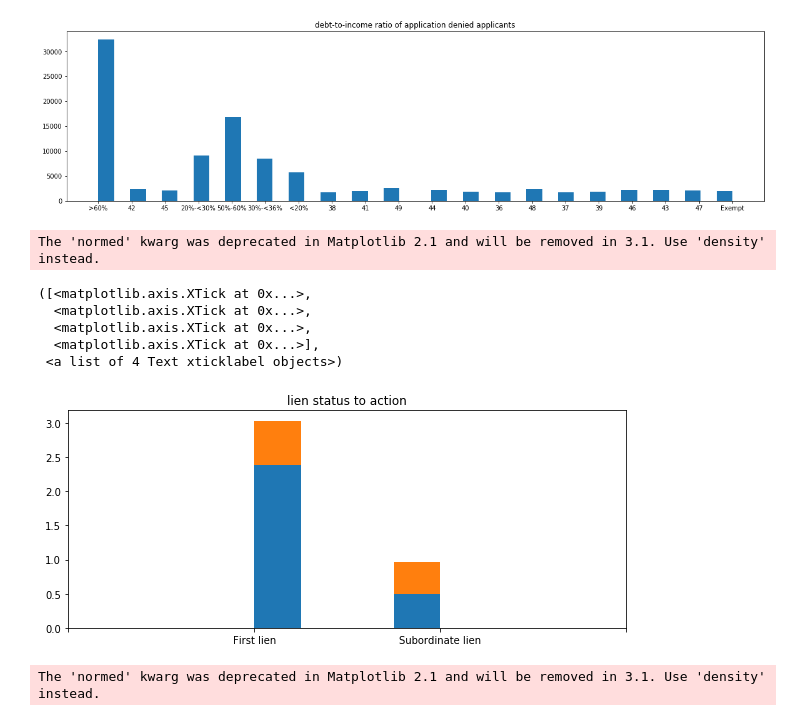
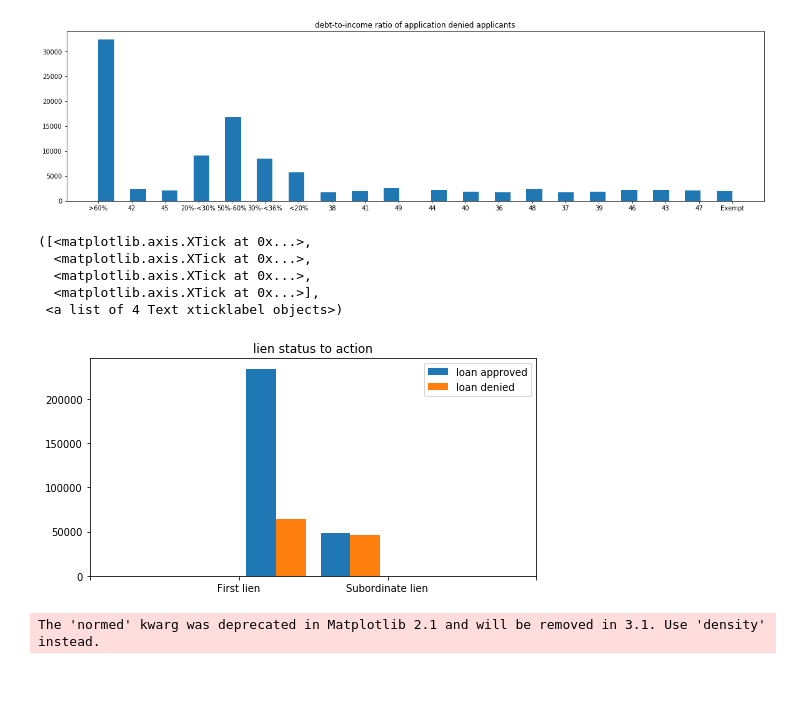
Before and after one commit to OracyC/Capstone-HMDA, a Jupyter notebook: EDA_HMDA.ipynb, the cells around one changed output. Drawn from its saved outputs; the diff is of its cells as text; code cells hidden in the pictures; blank space fills up the shorter version.

```diff
--- a/EDA_HMDA.ipynb
+++ b/EDA_HMDA.ipynb
@@ -227,18 +288,18 @@ plt.title('debt-to-income ratio of application denied applicants')
 Text(0.5, 1.0, 'debt-to-income ratio of application denied applicants')
 [figure]
 # %%
-fig, ax = plt.subplots(figsize=(10, 4))
-plt.hist([loan_originated['lien_status'],application_denied['lien_status']],bins=4, normed=True, histtype='bar', stacked=True);
+fig, ax = plt.subplots(figsize=(8, 4))
+plt.hist([loan_originated['lien_status'],application_denied['lien_status']],bins=2, label=['loan approved', 'loan denied'])
 plt.title('lien status to action')
+plt.legend(loc='upper right')
 plt.xticks(np.arange(4), ('','First lien', 'Subordinate lien',''))
 # %% [output]
-The 'normed' kwarg was deprecated in Matplotlib 2.1 and will be removed in 3.1. Use 'density' instead.
+([<matplotlib.axis.XTick at 0x...>,
+  <matplotlib.axis.XTick at 0x...>,
+  <matplotlib.axis.XTick at 0x...>,
+  <matplotlib.axis.XTick at 0x...>],
+ <a list of 4 Text xticklabel objects>)
-([<matplotlib.axis.XTick at 0x...>,
-  <matplotlib.axis.XTick at 0x...>,
-  <matplotlib.axis.XTick at 0x...>,
-  <matplotlib.axis.XTick at 0x...>],
- <a list of 4 Text xticklabel objects>)
-[figure, old version]
+[figure, new version]
 # %%
 fig, ax = plt.subplots(figsize=(13, 5))
 plt.hist([loan_originated['applicant_sex'],application_denied['applicant_sex']],bins=10, normed=True, histtype='bar', stacked=True);
```
Also changed, not shown: parts of 11 cells of this notebook.
